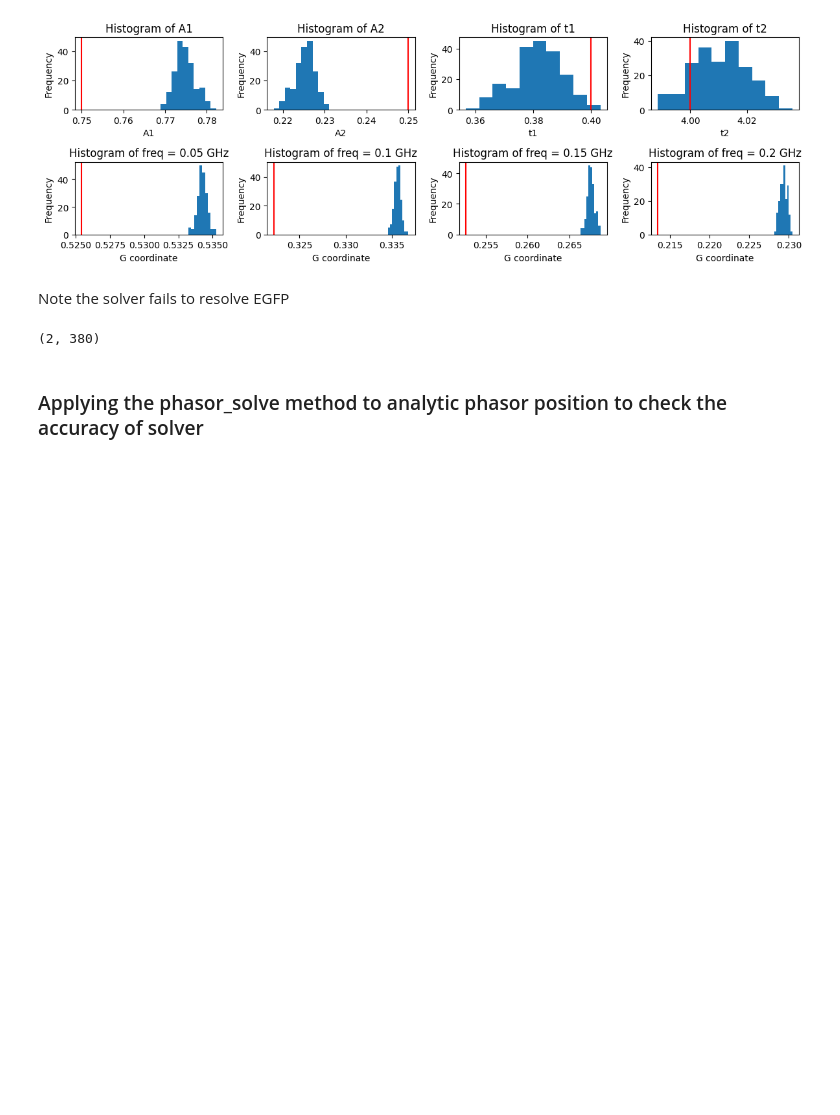
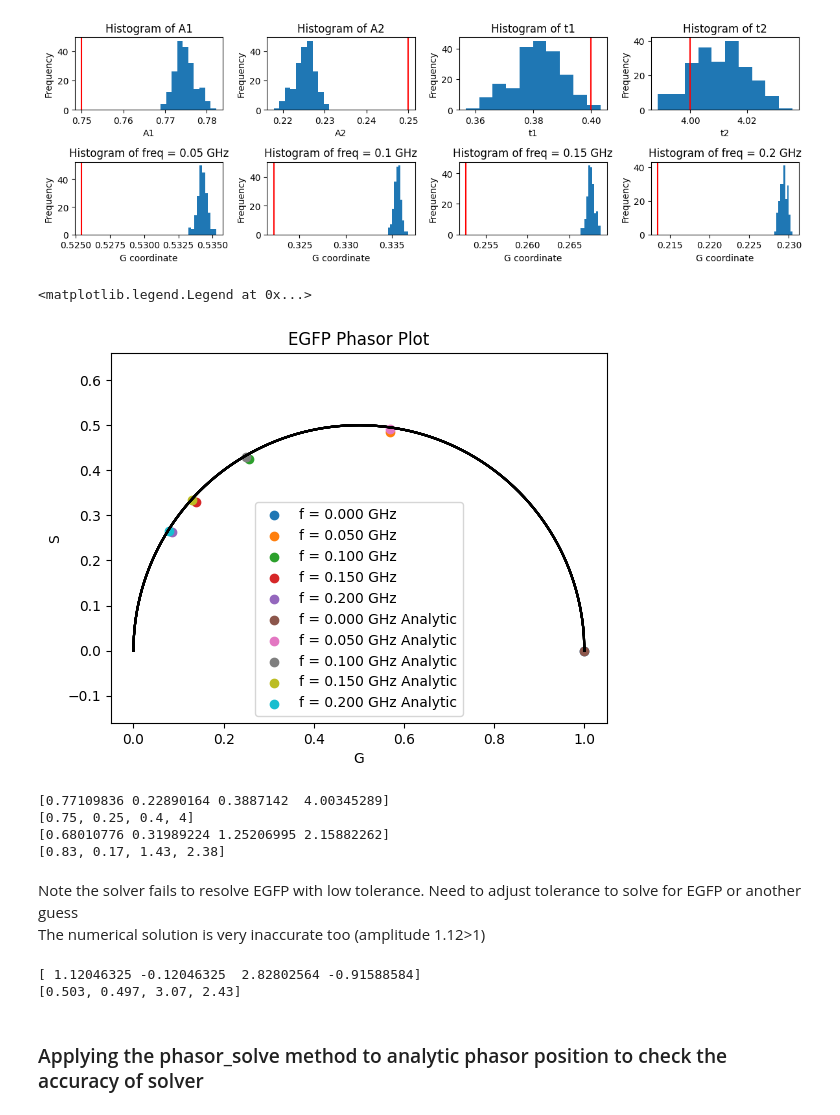
Before and after one commit to ngcnpeter/Y3_Group_Project_2B, a Jupyter notebook: TCSPC-simulation/interim_report.ipynb, the cells around one changed output. Cells and saved outputs as stored; diff of their text form; code cells hidden in the pictures; blank space fills up the shorter version.

Commit message:
phasor

```diff
--- a/TCSPC-simulation/interim_report.ipynb
+++ b/TCSPC-simulation/interim_report.ipynb
@@ -281,7 +281,7 @@ for i in range(len(n_bins)):
     p = p[n,:]
     end = int(n_bins[i]/2**(i+1))
     ax_bin[i].set_title(f'# bins = {n_bins[i]}')
-    ax_bin[i].plot(w[:end],-np.imag(p[:end]),label = 'FFT')
+    ax_bin[i].plot(w[:end],np.imag(p[:end]),label = 'FFT')
     ax_bin[i].plot(w[:end],np.imag(exp_FT(w[:end],DEMO.tau[n])[0]),':',label = 'analytic')
     ax_bin[i].set_xlabel('Angular Frequency/GHz')
     ax_bin[i].set_ylabel('Imaginary component of FFT')
@@ -408,8 +409,3 @@ def phasor_solve(w,phasor,n=2,num = False,guess=None):
         solution = solve(equations)[0]
         solution = {str(k):float(v) for k,v in solution.items()} #convert symbols to string
     return solution
-# %%
-w,phasor = mCherry.phasor_fft()
-sol = phasor_solve(w,phasor,num = True, guess = list(mCherry.amp)+mCherry.tau)
-# %% [markdown]
-Note the solver fails to resolve EGFP
@@ -419,7 +412,42 @@ Note the solver fails to resolve EGFP
-# %%
-np.shape(exp_FT(w,NADH.tau))
-# %% [output]
-(2, 380)
+# %%
+fig,ax = plt.subplots()
+phasor = EGFP.phasor
+phasor_true = multi_exp_FT(w,EGFP.amp,EGFP.tau)
+phasor_plot(ax,w[:5],phasor)
+phasor_plot(ax,w[:5],phasor_true)
+ax.set_title('EGFP Phasor Plot')
+h,l = ax.get_legend_handles_labels()
+l[5:] = [val + ' Analytic' for val in l[5:]]
+ax.legend(h,l)
+# %% [output]
+<matplotlib.legend.Legend at 0x...>
+[figure, added]
+# %%
+phasor_sol = []
+for sim in sim_list:
+    if sim != EGFP : #EGFP needs a much higher tolerance for the numerical method
+        w,phasor = sim.phasor_fft(MC=False)
+        true_par = list(sim.amp)+sim.tau #true parameters
+        phasor_sol.append(phasor_solve(w,phasor,num = True ,guess = true_par))#solve for the true phasor
+        print(phasor_sol[-1])
+        print(true_par)
+# %% [output]
+[0.77109836 0.22890164 0.3887142  4.00345289]
+[0.75, 0.25, 0.4, 4]
+[0.68010776 0.31989224 1.25206995 2.15882262]
+[0.83, 0.17, 1.43, 2.38]
+# %% [markdown]
+Note the solver fails to resolve EGFP with low tolerance. Need to adjust tolerance to solve for EGFP or another guess\
+The numerical solution is very inaccurate too (amplitude 1.12>1)
+# %%
+sim = EGFP
+true_par = list(sim.amp)+sim.tau #true parameters
+EGFP_sol = phasor_solve(w,EGFP.phasor,num = True ,guess = [0.9,0.1,2.7,10])
+print(EGFP_sol)
+print(true_par)
+# %% [output]
+[ 1.12046325 -0.12046325  2.82802564 -0.91588584]
+[0.503, 0.497, 3.07, 2.43]
 # %% [markdown]
 ### Applying the phasor_solve method to analytic phasor position to check the accuracy of solver
 # %%
```
Also changed, not shown: parts of 11 cells of this notebook, 3 other files.
